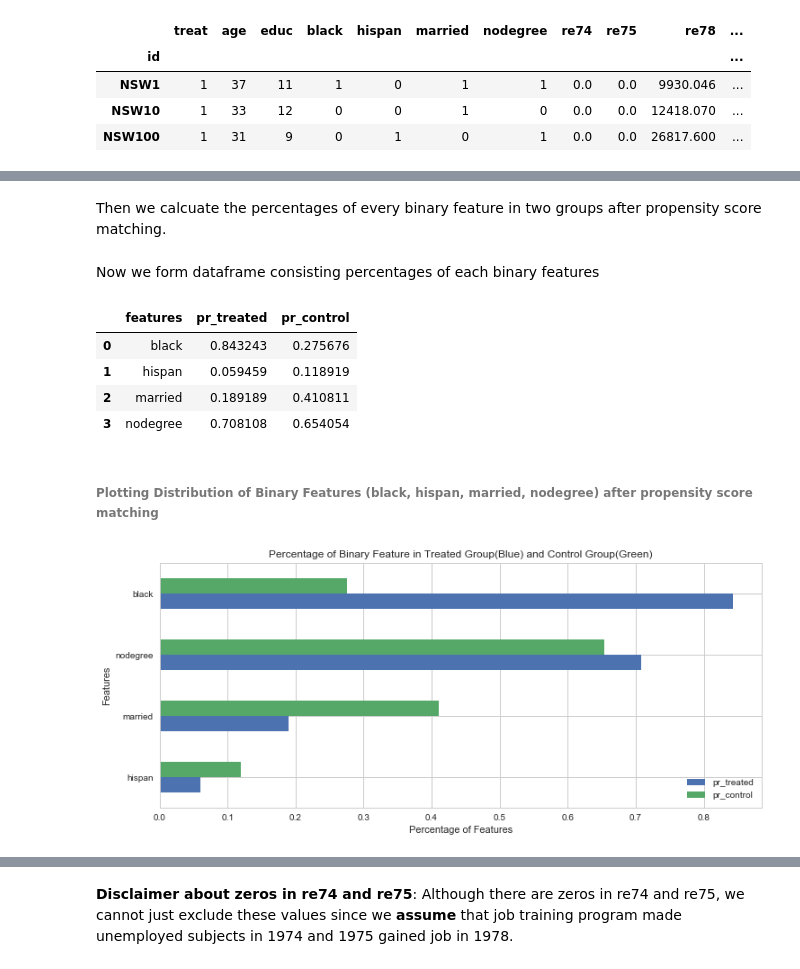
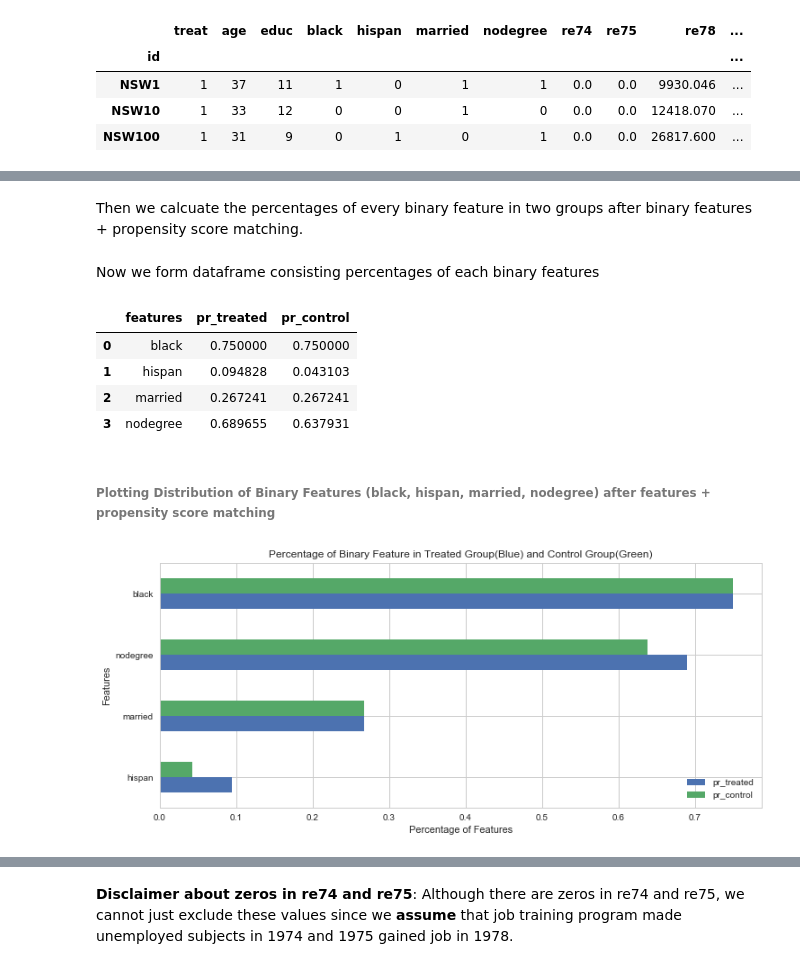
Before and after one commit to sanadhis/ADA-2017, a Jupyter notebook: 04 - Applied ML/Homework04.ipynb, the cells around one changed output, grey strips where cells are left out. Saved outputs shown, nothing was run; the diff lists cells and outputs as text; code cells hidden in the pictures.

```diff
--- a/04 - Applied ML/Homework04.ipynb
+++ b/04 - Applied ML/Homework04.ipynb
@@ -787,6 +789,6 @@ G = nx.Graph()
 G = nx.from_pandas_dataframe(df_matched_f_pr_costs, '0', 'b', ['costs'])
 
 # Perform max weight matching
-match_features_control_treated = nx.max_weight_matching(G, maxcardinality=True)
+control_treated_fm = nx.max_weight_matching(G, maxcardinality=True)
 # %%
 # Build dataframe from tree result, containing matching pair treated-control subject
@@ -841,20 +840,20 @@ Matched control-treated subject with their corresponding re78 value
 Now we confirm the distribution of features in our matched dataset control and treated group.
 # %%
 # Get only matched control-treated pair from raw dataframe
-df_control_f_matched = df_raw_indexed.loc[df_prop_matched_features["control"]]
-df_treated_f_matched = df_raw_indexed.loc[df_prop_matched_features["treated"]]
+df_control_fm = df_raw_indexed.loc[df_prop_fm["control"]]
+df_treated_fm = df_raw_indexed.loc[df_prop_fm["treated"]]
 
 # note that n_treated should be equal to n_control
-n_treated = df_treated_f_matched.shape[0]
-n_control = df_control_f_matched.shape[0]
+n_treated_fm = df_treated_fm.shape[0]
+n_control_fm = df_control_fm.shape[0]
 
 # Check how many pairs we have
-print("Number of treated subject: ",n_treated)
-print("Number of control subject: ",n_control)
+print("Number of treated subject: ",n_treated_fm)
+print("Number of control subject: ",n_control_fm)
 
 # Display pairs-example
-display(df_control_f_matched.head(3))
-display(df_treated_f_matched.head(3))
+display(df_control_fm.head(3))
+display(df_treated_fm.head(3))
 # %% [output]
 Number of treated subject:  116
 Number of control subject:  116
@@ -901,2 +903,2 @@ Number of Nodegree Subject in Control Group After Matching:  121
 # %% [markdown]
-Then we calcuate the percentages of every binary feature in two groups after propensity score matching.
+Then we calcuate the percentages of every binary feature in two groups after binary features + propensity score matching.
@@ -913,29 +905,39 @@ pr_nodegree_control = n_nodegree_control / n_control
+# %%
+# percentage_of_feature = count(features) / n_data
+pr_black_treated_fm    = n_black_treated_fm    / n_treated_fm
+pr_black_control_fm    = n_black_control_fm    / n_control_fm
+pr_hispan_treated_fm   = n_hispan_treated_fm   / n_treated_fm
+pr_hispan_control_fm   = n_hispan_control_fm   / n_control_fm
+pr_married_treated_fm  = n_married_treated_fm  / n_treated_fm
+pr_married_control_fm  = n_married_control_fm  / n_control_fm
+pr_nodegree_treated_fm = n_nodegree_treated_fm / n_treated_fm
+pr_nodegree_control_fm = n_nodegree_control_fm / n_control_fm
 # %% [markdown]
 Now we form dataframe consisting percentages of each binary features
 # %%
 data = {
         'features':['black','hispan','married','nodegree'],
-        'pr_treated':[pr_black_treated, pr_hispan_treated, pr_married_treated, pr_nodegree_treated],
-        'pr_control':[pr_black_control, pr_hispan_control, pr_married_control, pr_nodegree_control]
+        'pr_treated':[pr_black_treated_fm, pr_hispan_treated_fm, pr_married_treated_fm, pr_nodegree_treated_fm],
+        'pr_control':[pr_black_control_fm, pr_hispan_control_fm, pr_married_control_fm, pr_nodegree_control_fm]
        }
 
 # form dataframe of percentage of binary features
-df_pr_binary_features = (pd.DataFrame(data, columns = ['features', 'pr_treated', 'pr_control']))
-df_pr_binary_features
+df_pr_binary_features_fm = (pd.DataFrame(data, columns = ['features', 'pr_treated', 'pr_control']))
+df_pr_binary_features_fm
 # %% [output]
 |  | features | pr_treated | pr_control |
-| 0 | black | 0.843243 | 0.275676 |
-| 1 | hispan | 0.059459 | 0.118919 |
-| 2 | married | 0.189189 | 0.410811 |
-| 3 | nodegree | 0.708108 | 0.654054 |
+| 0 | black | 0.750000 | 0.750000 |
+| 1 | hispan | 0.094828 | 0.043103 |
+| 2 | married | 0.267241 | 0.267241 |
+| 3 | nodegree | 0.689655 | 0.637931 |
 # %% [markdown]
-###### Plotting Distribution of Binary Features (black, hispan, married, nodegree) after propensity score matching
+###### Plotting Distribution of Binary Features (black, hispan, married, nodegree) after features + propensity score matching
 # %%
 # use bar chart to depict percentage of binary values in dataset
-ax = df_pr_binary_features.sort_values(["pr_treated"]) \
-                          .plot.barh(y=["pr_treated","pr_control"],x=["features"], figsize=(12,5))
+ax = df_pr_binary_features_fm.sort_values(["pr_treated"]) \
+                             .plot.barh(y=["pr_treated","pr_control"],x=["features"], figsize=(12,5))
 ax.set_xlabel('Percentage of Features');
 ax.set_ylabel('Features');
 ax.set_title('Percentage of Binary Feature in Treated Group(Blue) and Control Group(Green)');
 # %% [output]
-[figure, old version]
+[figure, new version]
```
Also changed, not shown: parts of 25 cells of this notebook.
